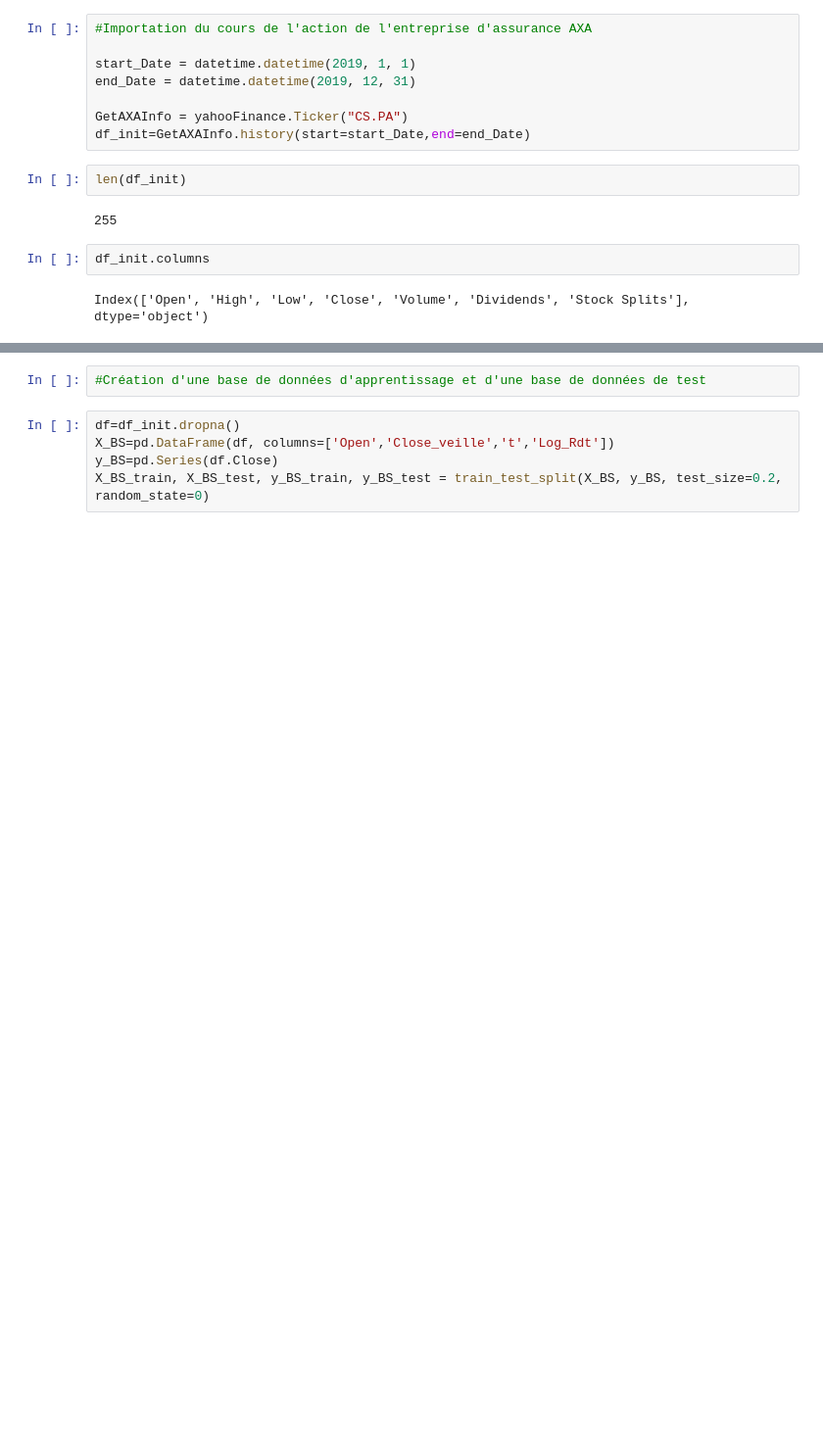
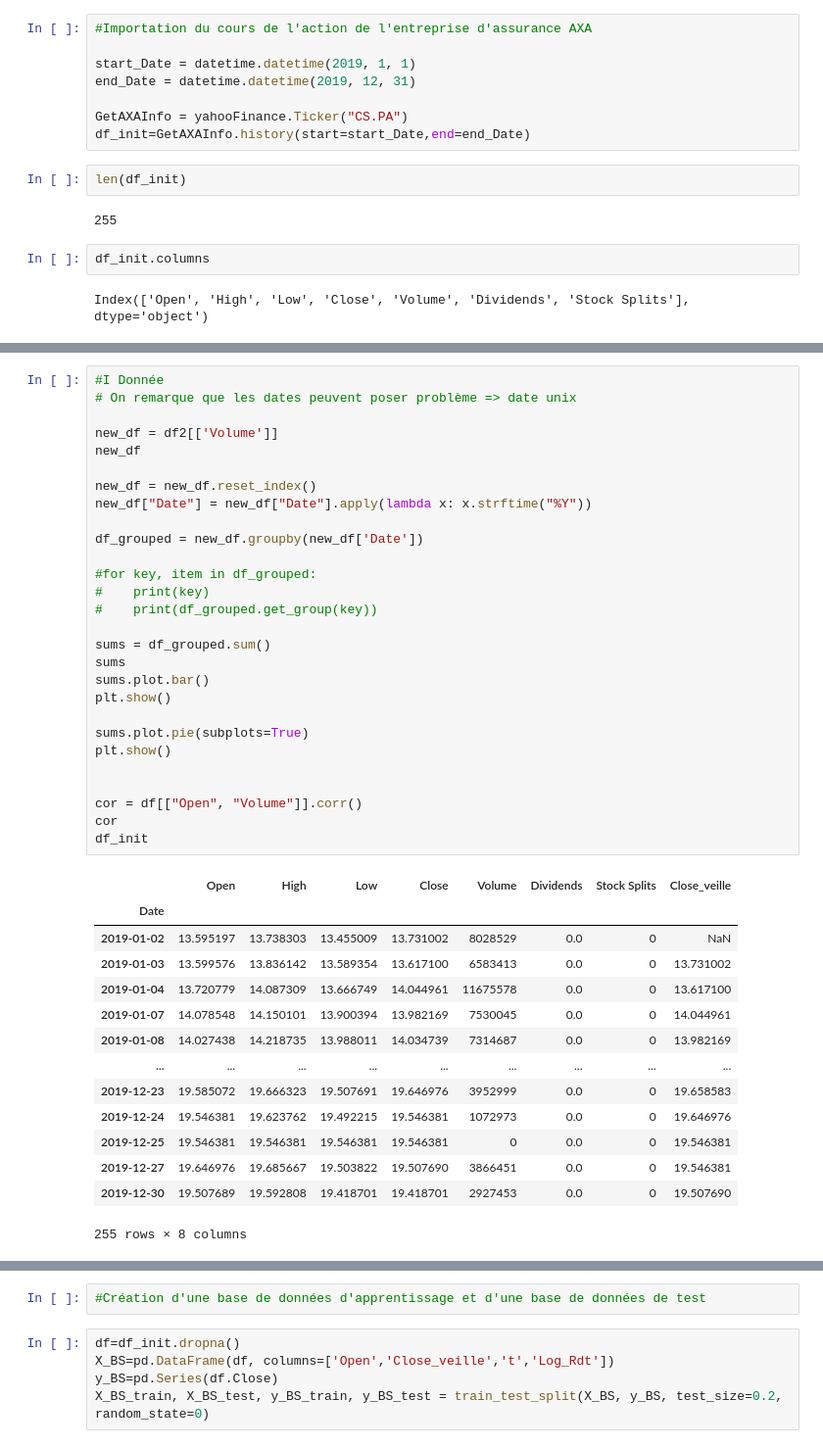
Before and after one commit to antoinerougier/Projet-Python-pour-la-data-science-, a Jupyter notebook: ProjetPython_v20221216.ipynb, the cells around one changed output, grey strips where cells are left out. Shown: that part at 98% size. Saved outputs shown, nothing was run; the diff lists cells and outputs as text; blank space fills up the shorter version.

```diff
--- a/ProjetPython_v20221216.ipynb
+++ b/ProjetPython_v20221216.ipynb
@@ -64,0 +66,43 @@ df_init.head()
+# %%
+#I Donnée
+# On remarque que les dates peuvent poser problème => date unix
+
+new_df = df2[['Volume']]
+new_df
+
+new_df = new_df.reset_index()
+new_df["Date"] = new_df["Date"].apply(lambda x: x.strftime("%Y"))
+
+df_grouped = new_df.groupby(new_df['Date'])
+
+#for key, item in df_grouped:
+#    print(key)
+#    print(df_grouped.get_group(key))
+
+sums = df_grouped.sum()
+sums
+sums.plot.bar()
+plt.show()
+
+sums.plot.pie(subplots=True)
+plt.show()
+
+
+cor = df[["Open", "Volume"]].corr()
+cor
+df_init
+# %% [output]
+|  | Open | High | Low | Close | Volume | Dividends | Stock Splits | Close_veille |
+| Date |  |  |  |  |  |  |  |  |
+| 2019-01-02 | 13.595197 | 13.738303 | 13.455009 | 13.731002 | 8028529 | 0.0 | 0 | NaN |
+| 2019-01-03 | 13.599576 | 13.836142 | 13.589354 | 13.617100 | 6583413 | 0.0 | 0 | 13.731002 |
+| 2019-01-04 | 13.720779 | 14.087309 | 13.666749 | 14.044961 | 11675578 | 0.0 | 0 | 13.617100 |
+| 2019-01-07 | 14.078548 | 14.150101 | 13.900394 | 13.982169 | 7530045 | 0.0 | 0 | 14.044961 |
+| 2019-01-08 | 14.027438 | 14.218735 | 13.988011 | 14.034739 | 7314687 | 0.0 | 0 | 13.982169 |
+| ... | ... | ... | ... | ... | ... | ... | ... | ... |
+| 2019-12-23 | 19.585072 | 19.666323 | 19.507691 | 19.646976 | 3952999 | 0.0 | 0 | 19.658583 |
+| 2019-12-24 | 19.546381 | 19.623762 | 19.492215 | 19.546381 | 1072973 | 0.0 | 0 | 19.646976 |
+| 2019-12-25 | 19.546381 | 19.546381 | 19.546381 | 19.546381 | 0 | 0.0 | 0 | 19.546381 |
+| 2019-12-27 | 19.646976 | 19.685667 | 19.503822 | 19.507690 | 3866451 | 0.0 | 0 | 19.546381 |
+| 2019-12-30 | 19.507689 | 19.592808 | 19.418701 | 19.418701 | 2927453 | 0.0 | 0 | 19.507690 |
+255 rows × 8 columns
```
Also changed, not shown: parts of 13 cells of this notebook.
